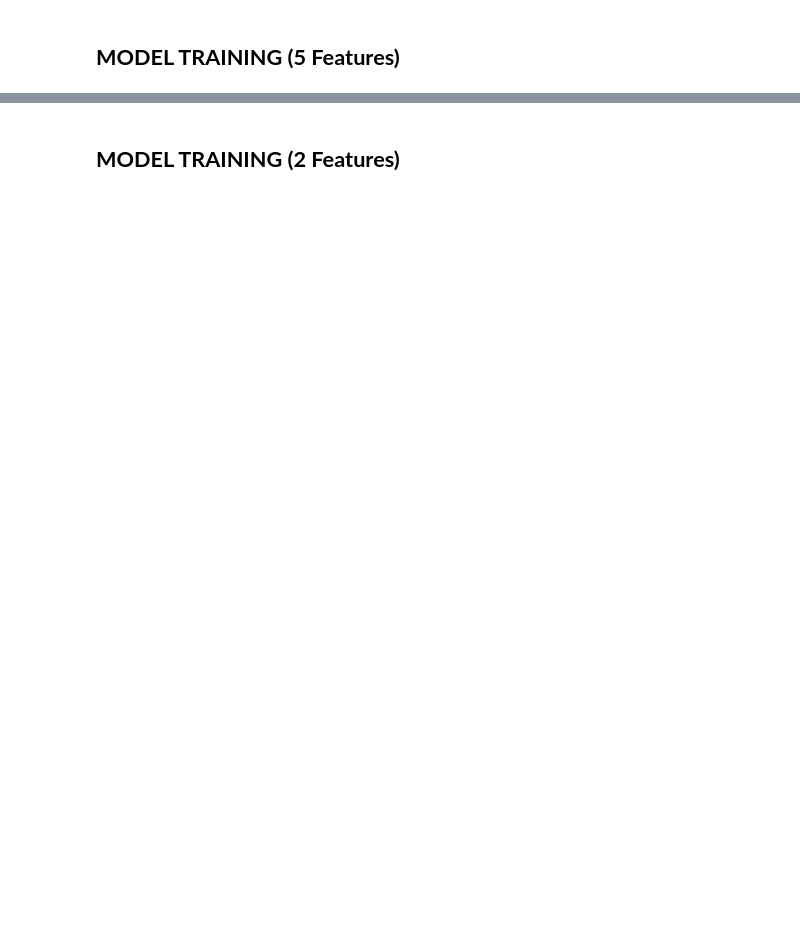
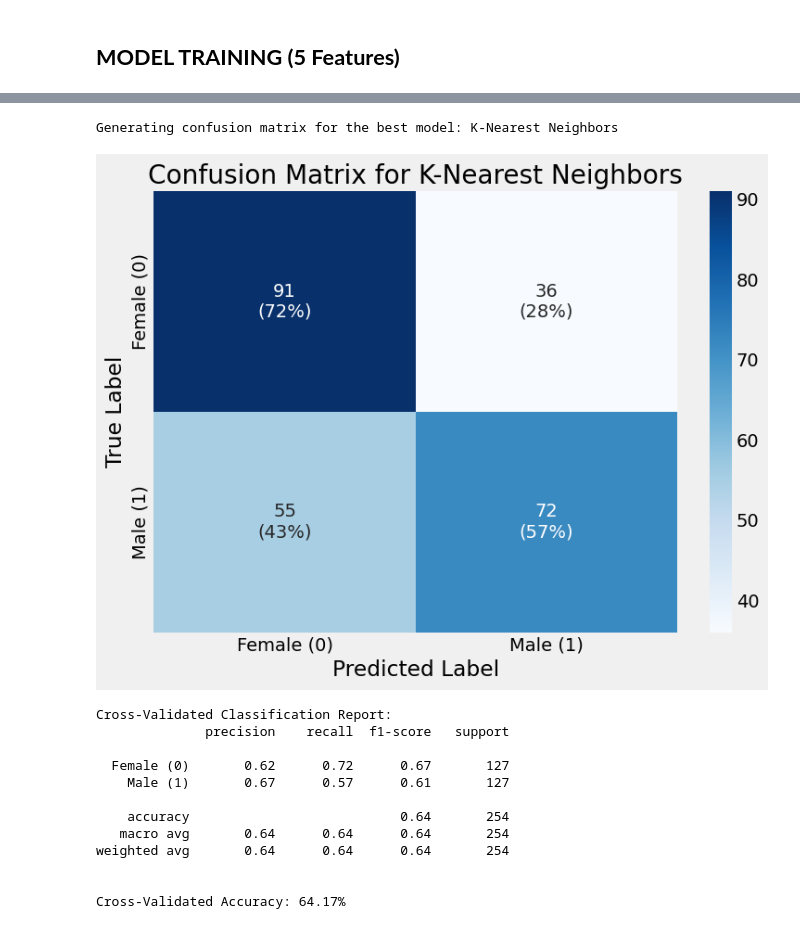
Before and after one commit to Geez-l/litoX, a Jupyter notebook: SP_ML/ml_measurements.ipynb, the cells around one changed output, grey strips where cells are left out. Drawn from its saved outputs; the diff is of its cells as text; code cells hidden in the pictures; blank space fills up the shorter version.

```diff
--- a/SP_ML/ml_measurements.ipynb
+++ b/SP_ML/ml_measurements.ipynb
@@ -1184,2 +1254,0 @@ metrics_df
-# %% [markdown]
-## **MODEL TRAINING (2 Features)**
@@ -1332,31 +1281,46 @@ y_pred = cross_val_predict(best_model, X, y, cv=5)
 # Compute confusion matrix
 cm = confusion_matrix(y, y_pred, labels=[0, 1])
 
 # Normalize the confusion matrix
 cm_norm = cm.astype('float') / cm.sum(axis=1)[:, np.newaxis] * 100
 cm_norm = np.round(cm_norm, 0).astype(int)  # Round percentages
 
 # Combine raw counts and percentages in annotations
 annot = np.empty_like(cm, dtype=object)
 for i in range(cm.shape[0]):
     for j in range(cm.shape[1]):
         annot[i, j] = f'{cm[i, j]}\n({cm_norm[i, j]}%)'
 
 # Plot confusion matrix using seaborn
 plt.figure(figsize=(8, 6))
 sns.heatmap(cm, annot=annot, fmt='', cmap='Blues',
             xticklabels=['Female (0)', 'Male (1)'],
             yticklabels=['Female (0)', 'Male (1)'])
 plt.xlabel('Predicted Label')
 plt.ylabel('True Label')
-plt.title(f'Confusion Matrix for {best_model_name} (Percentages and Raw Counts)')
+plt.title(f'Confusion Matrix for {best_model_name}')
 plt.tight_layout()
 plt.show()
 
 # Print classification report
 print("\nCross-Validated Classification Report:")
 print(classification_report(y, y_pred, target_names=['Female (0)', 'Male (1)']))
 
 # Print accuracy
 cv_accuracy = accuracy_score(y, y_pred) * 100
 print(f"\nCross-Validated Accuracy: {cv_accuracy:.2f}%")
+# %% [output]
+Generating confusion matrix for the best model: K-Nearest Neighbors
+[figure, added]
+Cross-Validated Classification Report:
+              precision    recall  f1-score   support
+
+  Female (0)       0.62      0.72      0.67       127
+    Male (1)       0.67      0.57      0.61       127
+
+    accuracy                           0.64       254
+   macro avg       0.64      0.64      0.64       254
+weighted avg       0.64      0.64      0.64       254
+
+
+Cross-Validated Accuracy: 64.17%
```
Also changed, not shown: parts of 8 cells of this notebook.
